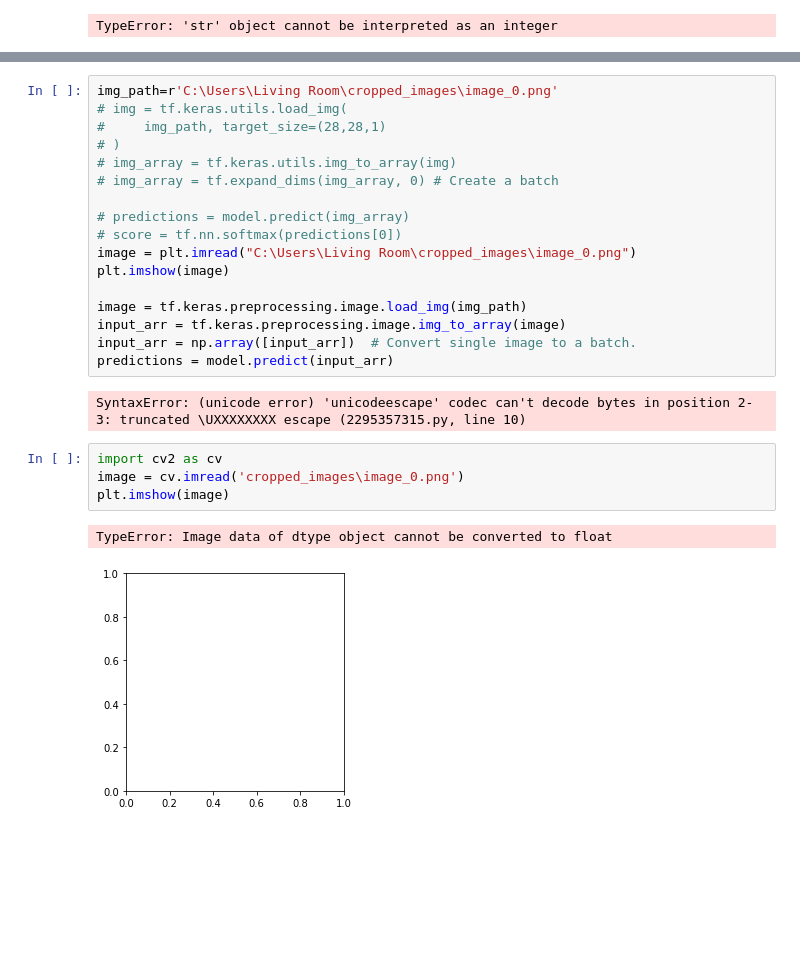
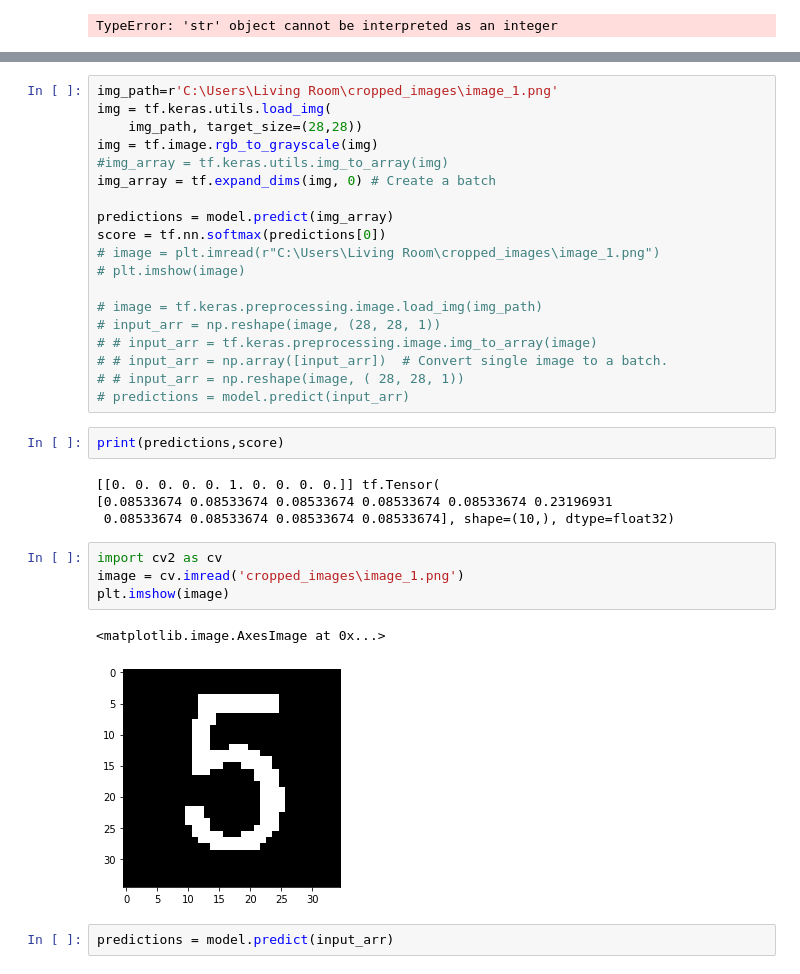
Before and after one commit to lone-lobo/sudoku_solver, a Jupyter notebook: src/CNN_mnsit.ipynb, the cells around one changed output, grey strips where cells are left out. Saved outputs shown, nothing was run; the diff lists cells and outputs as text; blank space fills up the shorter version.

Commit message:
updating model to predict the values

```diff
--- a/src/CNN_mnsit.ipynb
+++ b/src/CNN_mnsit.ipynb
@@ -180,27 +180,35 @@ Reusing TensorBoard on port 6006 (pid 2024), started 3 days, 0:34:24 ago. (Use '
 [interactive output not drawn]
 # %%
-img_path=r'C:\Users\Living Room\cropped_images\image_0.png'
-# img = tf.keras.utils.load_img(
-#     img_path, target_size=(28,28,1)
-# )
-# img_array = tf.keras.utils.img_to_array(img)
-# img_array = tf.expand_dims(img_array, 0) # Create a batch
+img_path=r'C:\Users\Living Room\cropped_images\image_1.png'
+img = tf.keras.utils.load_img(
+    img_path, target_size=(28,28))
+img = tf.image.rgb_to_grayscale(img)
+#img_array = tf.keras.utils.img_to_array(img)
+img_array = tf.expand_dims(img, 0) # Create a batch
 
-# predictions = model.predict(img_array)
-# score = tf.nn.softmax(predictions[0])
-image = plt.imread("C:\Users\Living Room\cropped_images\image_0.png")
-plt.imshow(image)
+predictions = model.predict(img_array)
+score = tf.nn.softmax(predictions[0])
+# image = plt.imread(r"C:\Users\Living Room\cropped_images\image_1.png")
+# plt.imshow(image)
 
-image = tf.keras.preprocessing.image.load_img(img_path)
-input_arr = tf.keras.preprocessing.image.img_to_array(image)
-input_arr = np.array([input_arr])  # Convert single image to a batch.
-predictions = model.predict(input_arr)
+# image = tf.keras.preprocessing.image.load_img(img_path)
+# input_arr = np.reshape(image, (28, 28, 1))
+# # input_arr = tf.keras.preprocessing.image.img_to_array(image)
+# # input_arr = np.array([input_arr])  # Convert single image to a batch.
+# # input_arr = np.reshape(image, ( 28, 28, 1))
+# predictions = model.predict(input_arr)
-# %% [output]
-SyntaxError: (unicode error) 'unicodeescape' codec can't decode bytes in position 2-3: truncated \UXXXXXXXX escape (2295357315.py, line 10)
+# %%
+print(predictions,score)
+# %% [output]
+[[0. 0. 0. 0. 0. 1. 0. 0. 0. 0.]] tf.Tensor(
+[0.08533674 0.08533674 0.08533674 0.08533674 0.08533674 0.23196931
+ 0.08533674 0.08533674 0.08533674 0.08533674], shape=(10,), dtype=float32)
 # %%
 import cv2 as cv
-image = cv.imread('cropped_images\image_0.png')
+image = cv.imread('cropped_images\image_1.png')
 plt.imshow(image)
 # %% [output]
-TypeError: Image data of dtype object cannot be converted to float
+<matplotlib.image.AxesImage at 0x...>
-[figure, old version]
+[figure, new version]
+# %%
+predictions = model.predict(input_arr)
```
Also changed, not shown: parts of 3 cells of this notebook.
